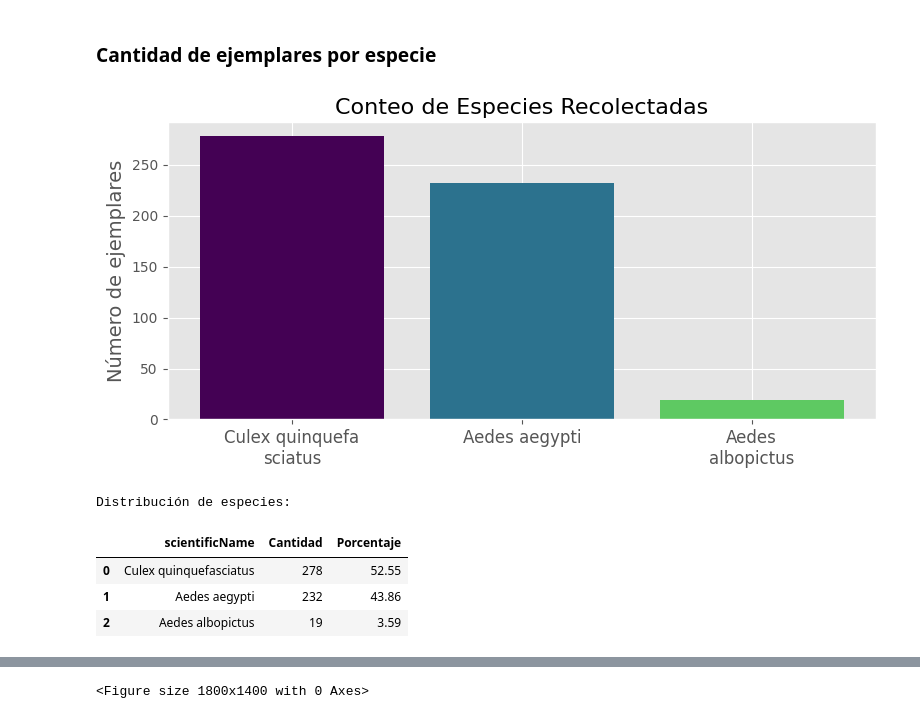
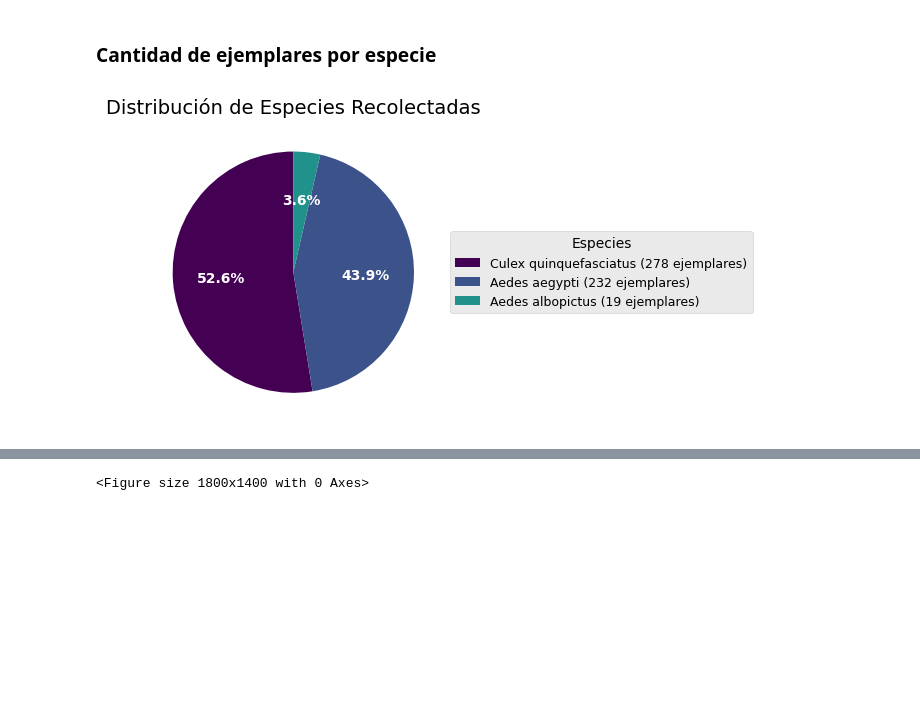
Before and after one commit to Zaprovic/bootcamp-data-analysis, a Jupyter notebook: src/dengue.ipynb, the cells around one changed output, grey strips where cells are left out. Drawn from its saved outputs; the diff is of its cells as text; code cells hidden in the pictures; blank space fills up the shorter version.

```diff
--- a/src/dengue.ipynb
+++ b/src/dengue.ipynb
@@ -85,39 +273,41 @@ def plot_geographic_variables(dataframes, value_columns, titles, cmaps=None):
 ## **Análisis de diversidad de especies**
 # %% [markdown]
 ###  **Cantidad de ejemplares por especie**
-# %%
-sc = df_entomologico['scientificName'].value_counts()
-fig, ax = plt.subplots(figsize=(8, 4))
-bars = ax.bar(sc.index, sc.values, color=plt.cm.viridis(np.linspace(0, 0.75, len(sc))))
-
-ax.set_title('Conteo de Especies Recolectadas', fontsize=16)
-ax.set_ylabel('Número de ejemplares', fontsize=14)
-
-from textwrap import wrap
-labels = ['\n'.join(wrap(l, 15)) for l in sc.index]
-
-ax.set_xticks(range(len(sc.index)))
-ax.set_xticklabels(labels, rotation=0, fontsize=12)
-
-plt.subplots_adjust(bottom=0.3)
-plt.tight_layout()
-plt.show()
-
-# Mostrar tabla con porcentajes
-sc_percent = pd.DataFrame({
-    'Cantidad': sc.values,
-    'Porcentaje': np.round((sc.values / sc.values.sum()) * 100, 2)
-}, index=sc.index).sort_values('Cantidad', ascending=False).reset_index()
-
-print('\nDistribución de especies:')
-display(sc_percent)
-# %% [output]
-[figure, removed]
-Distribución de especies:
-|  | scientificName | Cantidad | Porcentaje |
-| 0 | Culex quinquefasciatus | 278 | 52.55 |
-| 1 | Aedes aegypti | 232 | 43.86 |
-| 2 | Aedes albopictus | 19 | 3.59 |
+# %%
+sc = df_entomologico['scientificName'].value_counts()
+
+# Create a smaller figure and axis
+fig, ax = plt.subplots(figsize=(6, 5))
+
+# Define colors
+colors = plt.cm.viridis(np.linspace(0, 0.5, len(sc)))
+
+# Create pie chart with white percentage text
+wedges, texts, autotexts = ax.pie(
+    sc.values,
+    labels=None,
+    autopct='%1.1f%%',
+    colors=colors,
+    textprops={'fontsize': 10, 'weight': 'bold', 'color': 'white'},  # Added white color
+    startangle=90
+)
+
+# Create a legend with species names and counts
+legend_labels = [f"{name} ({count} ejemplares)" for name, count in zip(sc.index, sc.values)]
+ax.legend(wedges, legend_labels, title="Especies", loc="center left",
+          bbox_to_anchor=(1, 0, 0.5, 1), fontsize=9)
+
+plt.title('Distribución de Especies Recolectadas', fontsize=14)
+plt.tight_layout()
+plt.show()
+
+# Display table with percentages
+sc_percent = pd.DataFrame({
+    'Cantidad': sc.values,
+    'Porcentaje': np.round((sc.values / sc.values.sum()) * 100, 2)
+}, index=sc.index).sort_values('Cantidad', ascending=False).reset_index()
+# %% [output]
+[figure, added]
 # %%
 import re
 
```
Also changed, not shown: parts of 25 cells of this notebook, 6 other files.
